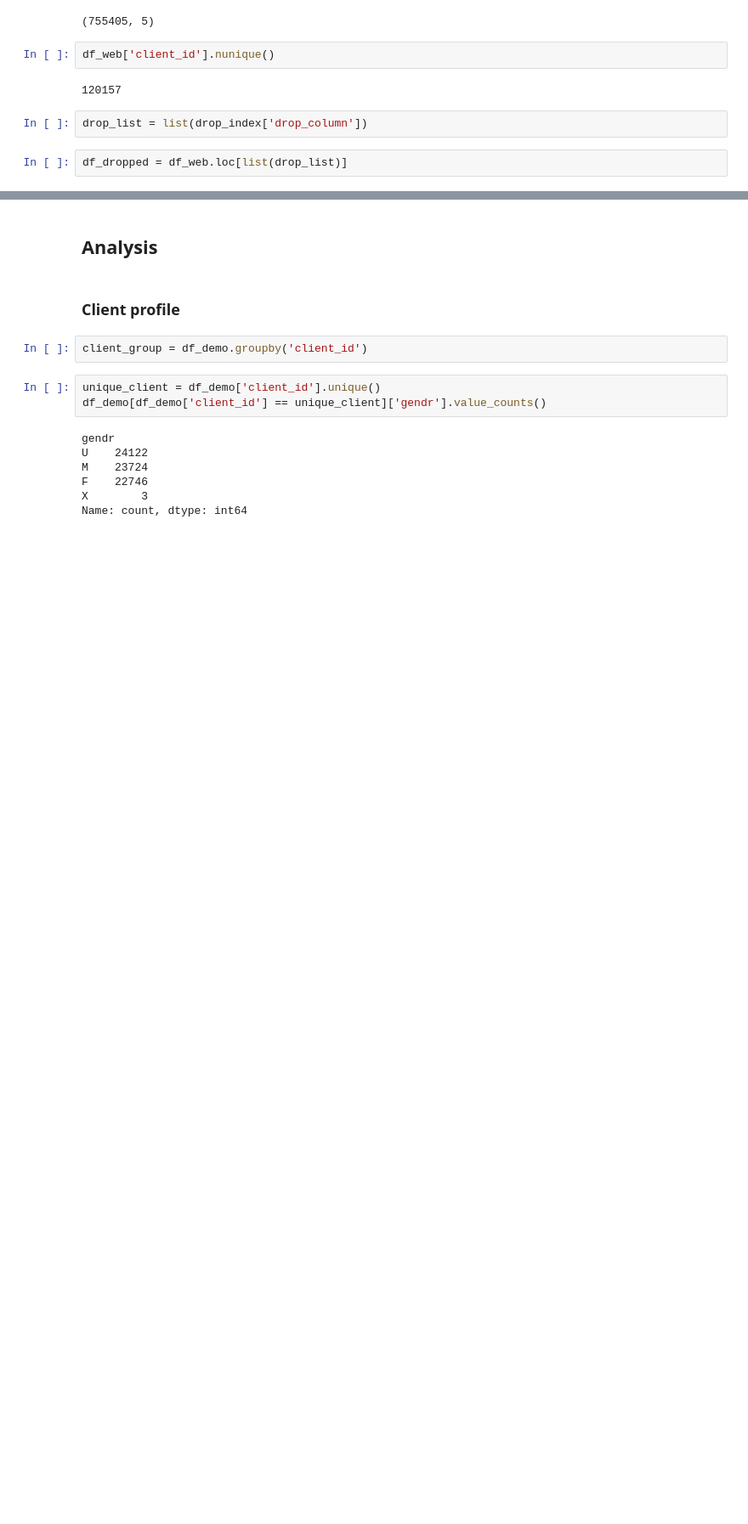
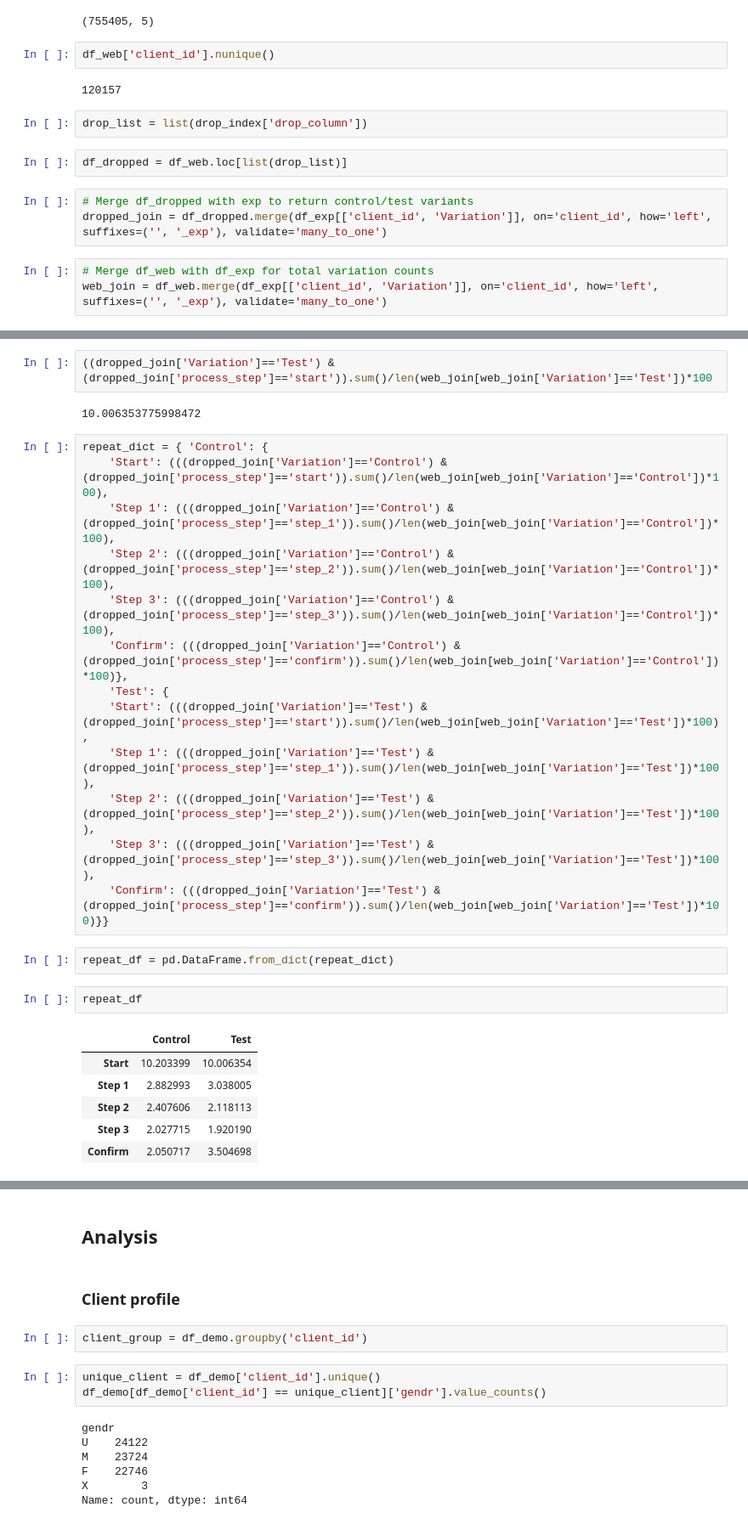
Before and after one commit to mhga94/vanguard_project, a Jupyter notebook: notebook/Project.ipynb, the cells around one changed output, grey strips where cells are left out. Shown at 85% size. Drawn from its saved outputs; the diff is of its cells as text; blank space fills up the shorter version.

```diff
--- a/notebook/Project.ipynb
+++ b/notebook/Project.ipynb
@@ -103,3 +103,9 @@ df_web['client_id'].nunique()
 drop_list = list(drop_index['drop_column'])
 # %%
 df_dropped = df_web.loc[list(drop_list)]
+# %%
+# Merge df_dropped with exp to return control/test variants
+dropped_join = df_dropped.merge(df_exp[['client_id', 'Variation']], on='client_id', how='left', suffixes=('', '_exp'), validate='many_to_one')
+# %%
+# Merge df_web with df_exp for total variation counts
+web_join = df_web.merge(df_exp[['client_id', 'Variation']], on='client_id', how='left', suffixes=('', '_exp'), validate='many_to_one')
@@ -114,0 +139,28 @@ df_dropped.head()
+# %%
+((dropped_join['Variation']=='Test') & (dropped_join['process_step']=='start')).sum()/len(web_join[web_join['Variation']=='Test'])*100
+# %% [output]
+10.006353775998472
+# %%
+repeat_dict = { 'Control': {
+    'Start': (((dropped_join['Variation']=='Control') & (dropped_join['process_step']=='start')).sum()/len(web_join[web_join['Variation']=='Control'])*100),
+    'Step 1': (((dropped_join['Variation']=='Control') & (dropped_join['process_step']=='step_1')).sum()/len(web_join[web_join['Variation']=='Control'])*100),
+    'Step 2': (((dropped_join['Variation']=='Control') & (dropped_join['process_step']=='step_2')).sum()/len(web_join[web_join['Variation']=='Control'])*100),
+    'Step 3': (((dropped_join['Variation']=='Control') & (dropped_join['process_step']=='step_3')).sum()/len(web_join[web_join['Variation']=='Control'])*100),
+    'Confirm': (((dropped_join['Variation']=='Control') & (dropped_join['process_step']=='confirm')).sum()/len(web_join[web_join['Variation']=='Control'])*100)},
+    'Test': {
+    'Start': (((dropped_join['Variation']=='Test') & (dropped_join['process_step']=='start')).sum()/len(web_join[web_join['Variation']=='Test'])*100),
+    'Step 1': (((dropped_join['Variation']=='Test') & (dropped_join['process_step']=='step_1')).sum()/len(web_join[web_join['Variation']=='Test'])*100),
+    'Step 2': (((dropped_join['Variation']=='Test') & (dropped_join['process_step']=='step_2')).sum()/len(web_join[web_join['Variation']=='Test'])*100),
+    'Step 3': (((dropped_join['Variation']=='Test') & (dropped_join['process_step']=='step_3')).sum()/len(web_join[web_join['Variation']=='Test'])*100),
+    'Confirm': (((dropped_join['Variation']=='Test') & (dropped_join['process_step']=='confirm')).sum()/len(web_join[web_join['Variation']=='Test'])*100)}}
+# %%
+repeat_df = pd.DataFrame.from_dict(repeat_dict)
+# %%
+repeat_df
+# %% [output]
+|  | Control | Test |
+| Start | 10.203399 | 10.006354 |
+| Step 1 | 2.882993 | 3.038005 |
+| Step 2 | 2.407606 | 2.118113 |
+| Step 3 | 2.027715 | 1.920190 |
+| Confirm | 2.050717 | 3.504698 |
```
Also changed, not shown: parts of 14 cells of this notebook, 13 other files.
